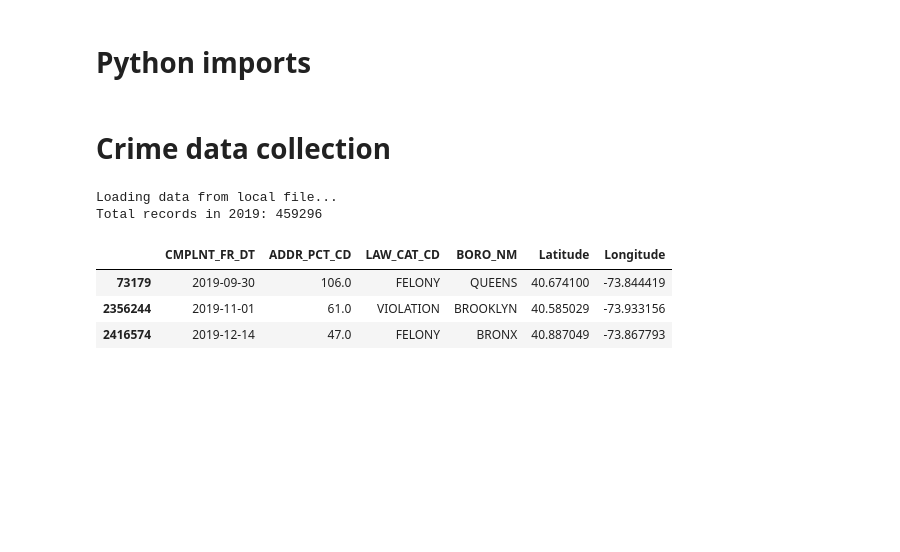
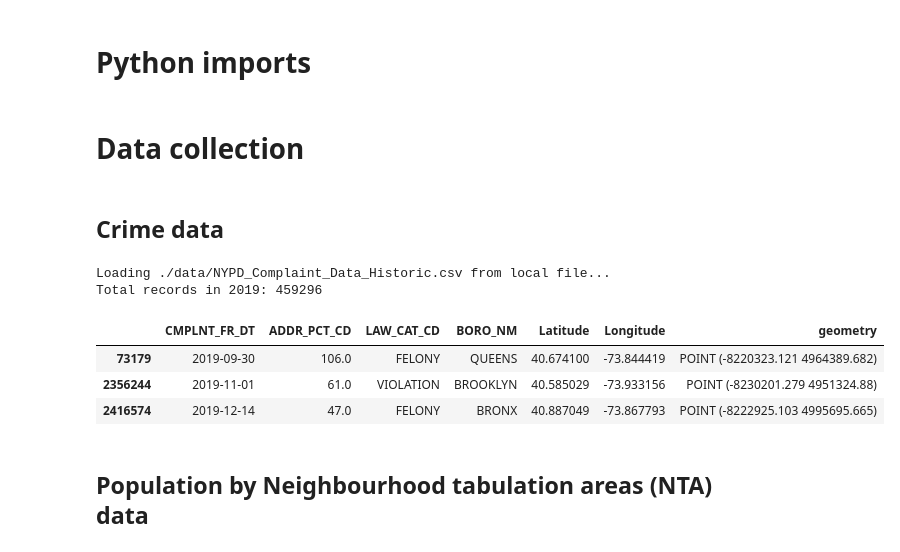
Before and after one commit to Grumlebob/ExamGDS, a Jupyter notebook: exam.ipynb, the cells around one changed output. Saved outputs shown, nothing was run; the diff lists cells and outputs as text; code cells hidden in the pictures; blank space fills up the shorter version.

```diff
--- a/exam.ipynb
+++ b/exam.ipynb
@@ -48,41 +49,56 @@ import os
 import re
 import json
 import ast
+# %% [markdown]
+# Data collection
+# %%
+# use this to get data from cityofnewyork.us
+def load_data(url, filename, usecols=None):
+    """
+    Downloads a CSV file from a given URL and loads it into a DataFrame.
+    """
+    if not os.path.exists(filename):
+        print(f"Downloading {filename}...")
+        df = pd.read_csv(url, usecols=usecols)
+        df.to_csv(filename, index=False)
+    else:
+        print(f"Loading {filename} from local file...")
+        df = pd.read_csv(filename, usecols=usecols)
+    return df
 # %% [markdown]
-# Crime data collection
+## Crime data
 # %%
-data_path = "./data/NYPD_Complaint_Data_Historic.csv"
-url = "https://data.cityofnewyork.us/api/views/qgea-i56i/rows.csv?accessType=DOWNLOAD"
+crime_data_path = "./data/NYPD_Complaint_Data_Historic.csv"
+crime_data_url = "https://data.cityofnewyork.us/api/views/qgea-i56i/rows.csv?accessType=DOWNLOAD"
+crime_cols = ["CMPLNT_FR_DT", "LAW_CAT_CD", "BORO_NM", "ADDR_PCT_CD", "Latitude", "Longitude"]
 
-# columns to load
-cols = ["CMPLNT_FR_DT", "LAW_CAT_CD", "BORO_NM", "ADDR_PCT_CD", "Latitude", "Longitude"]
-
-# Check if the file exists locally
-if os.path.exists(data_path):
-    print("Loading data from local file...")
-    crime_df = pd.read_csv(data_path, usecols=cols)
-else:
-    print("Downloading data from API...")
-    crime_df = pd.read_csv(url, usecols=cols)
-    # Save the fetched data to a local CSV file for future use
-    crime_df.to_csv(data_path, index=False)
+crime_df = load_data(crime_data_url, crime_data_path, usecols=crime_cols)
 
 # Convert dates to datetime. Parse errors will set value to NaT
 crime_df["CMPLNT_FR_DT"] = pd.to_datetime(crime_df["CMPLNT_FR_DT"], format="%m/%d/%Y", errors='coerce')
 
 # Filter for year 2019
 crime_df = crime_df[crime_df["CMPLNT_FR_DT"].dt.year == 2019]
 
 # Drop records with missing or invalid coordinates
 crime_df = crime_df.dropna(subset=["Latitude", "Longitude"])
 crime_df = crime_df[crime_df["Latitude"] != 0]
 
+# convert to geodataframe
+crime_gdf = gpd.GeoDataFrame(
+    crime_df,
+    geometry=gpd.points_from_xy(crime_df["Longitude"], crime_df["Latitude"]),
+    crs="EPSG:4326"
+).to_crs(epsg=3857)
+
 print(f"Total records in 2019: {len(crime_df)}")
-crime_df.head(3)
+crime_gdf.head(3)
 # %% [output]
-Loading data from local file...
+Loading ./data/NYPD_Complaint_Data_Historic.csv from local file...
 Total records in 2019: 459296
-|  | CMPLNT_FR_DT | ADDR_PCT_CD | LAW_CAT_CD | BORO_NM | Latitude | Longitude |
-| 73179 | 2019-09-30 | 106.0 | FELONY | QUEENS | 40.674100 | -73.844419 |
-| 2356244 | 2019-11-01 | 61.0 | VIOLATION | BROOKLYN | 40.585029 | -73.933156 |
-| 2416574 | 2019-12-14 | 47.0 | FELONY | BRONX | 40.887049 | -73.867793 |
+|  | CMPLNT_FR_DT | ADDR_PCT_CD | LAW_CAT_CD | BORO_NM | Latitude | Longitude | geometry |
+| 73179 | 2019-09-30 | 106.0 | FELONY | QUEENS | 40.674100 | -73.844419 | POINT (-8220323.121 4964389.682) |
+| 2356244 | 2019-11-01 | 61.0 | VIOLATION | BROOKLYN | 40.585029 | -73.933156 | POINT (-8230201.279 4951324.88) |
+| 2416574 | 2019-12-14 | 47.0 | FELONY | BRONX | 40.887049 | -73.867793 | POINT (-8222925.103 4995695.665) |
+# %% [markdown]
+## Population by Neighbourhood tabulation areas (NTA) data
```
Also changed, not shown: parts of 21 cells of this notebook, 1 other file.
